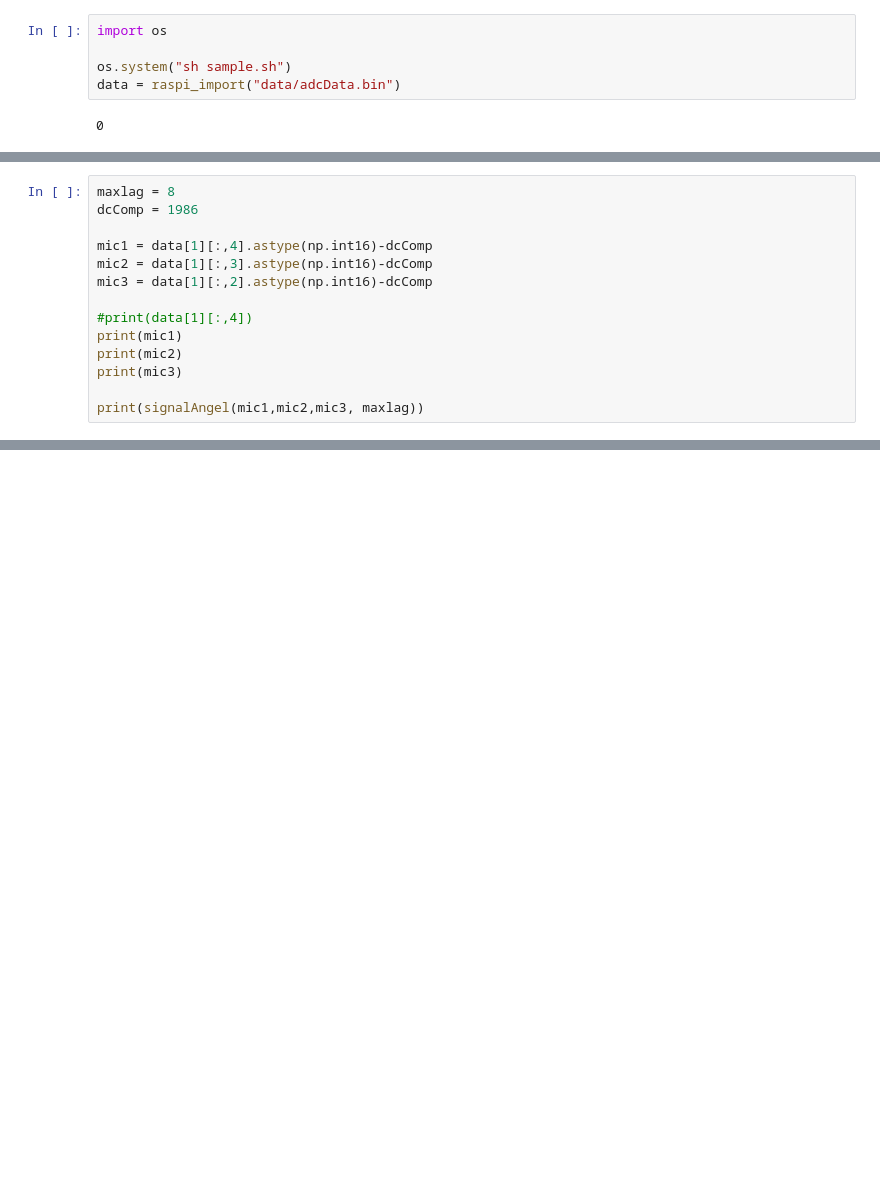
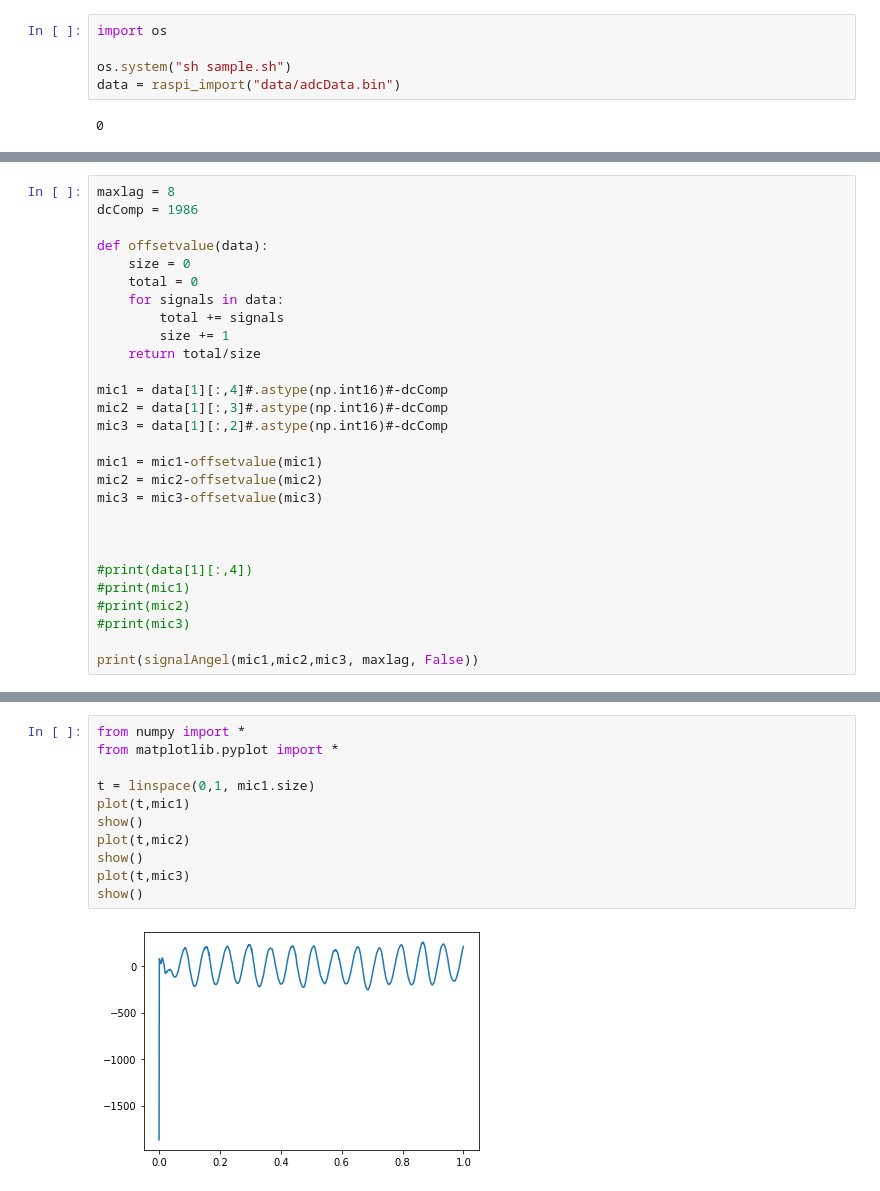
Before and after one commit to stemnic/TTT4280-Labs, a Jupyter notebook: lab2/audioSample.ipynb, the cells around one changed output, grey strips where cells are left out. Saved outputs shown, nothing was run; the diff lists cells and outputs as text; blank space fills up the shorter version.

```diff
--- a/lab2/audioSample.ipynb
+++ b/lab2/audioSample.ipynb
@@ -70,14 +82,28 @@ def signalAngel(arrMic1, arrMic2, arrMic3, maxlag):
 maxlag = 8
 dcComp = 1986
 
-mic1 = data[1][:,4].astype(np.int16)-dcComp
-mic2 = data[1][:,3].astype(np.int16)-dcComp
-mic3 = data[1][:,2].astype(np.int16)-dcComp
+def offsetvalue(data):
+    size = 0
+    total = 0
+    for signals in data:
+        total += signals
+        size += 1
+    return total/size
+
+mic1 = data[1][:,4]#.astype(np.int16)#-dcComp
+mic2 = data[1][:,3]#.astype(np.int16)#-dcComp
+mic3 = data[1][:,2]#.astype(np.int16)#-dcComp
+
+mic1 = mic1-offsetvalue(mic1)
+mic2 = mic2-offsetvalue(mic2)
+mic3 = mic3-offsetvalue(mic3)
+
+
 
 #print(data[1][:,4])
-print(mic1)
-print(mic2)
-print(mic3)
+#print(mic1)
+#print(mic2)
+#print(mic3)
 
-print(signalAngel(mic1,mic2,mic3, maxlag))
+print(signalAngel(mic1,mic2,mic3, maxlag, False))
 # %% [output]
@@ -115,0 +130,13 @@ plt.plot(freq,abs(sp)**2)
+# %%
+from numpy import *
+from matplotlib.pyplot import *
+
+t = linspace(0,1, mic1.size)
+plot(t,mic1)
+show()
+plot(t,mic2)
+show()
+plot(t,mic3)
+show()
+# %% [output]
+[figure, added]
```
Also changed, not shown: parts of 5 cells of this notebook.
